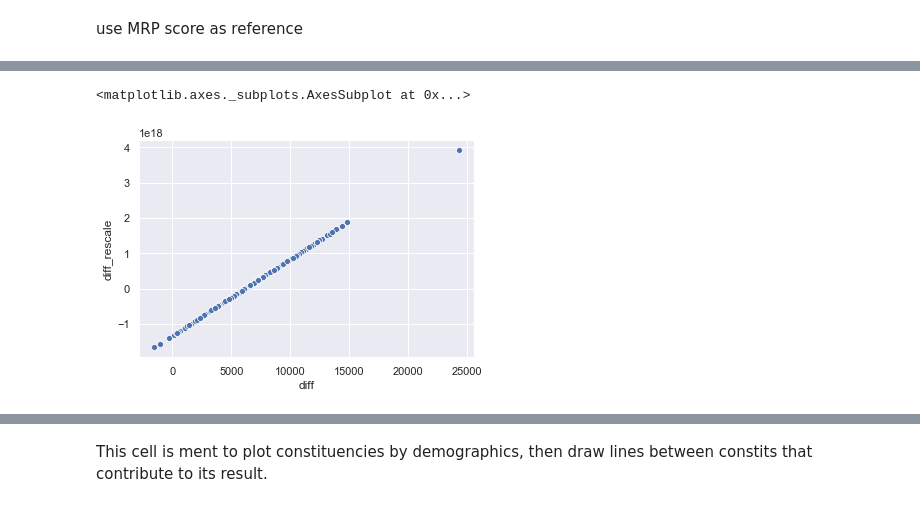
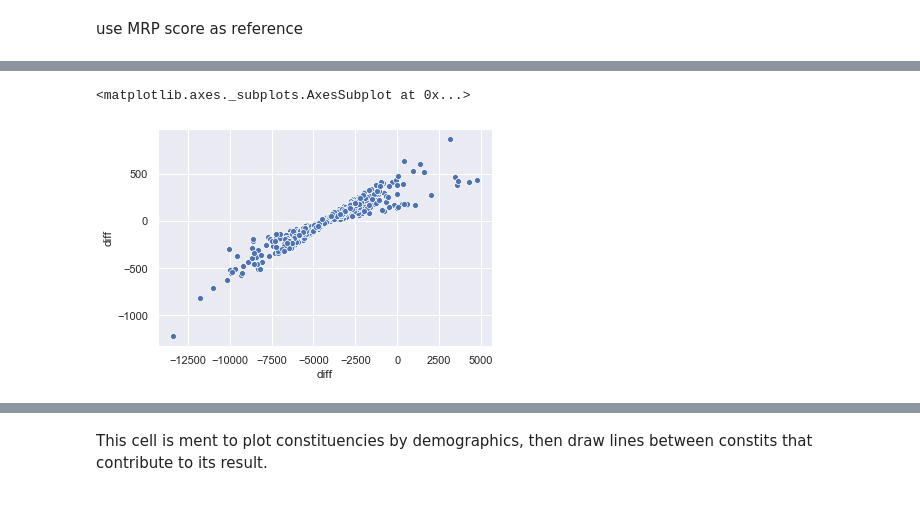
Before and after one commit to velocirobbie/labour-campaigns, a Jupyter notebook: cutoff_compare.ipynb, the cells around one changed output, grey strips where cells are left out. Saved outputs shown, nothing was run; the diff lists cells and outputs as text; code cells hidden in the pictures.

```diff
--- a/cutoff_compare.ipynb
+++ b/cutoff_compare.ipynb
@@ -158,22 +171,25 @@ def calc_campaign_conf(demographic_data, constit_score,
 # %%
+base = calc_campaign_conf(demographic_data, scores['base'])
 diff = calc_campaign_conf(demographic_data, scores['diff'])
 uns = calc_campaign_conf(demographic_data, scores['uns'])
 mrp = calc_campaign_conf(demographic_data, scores['mrp'])
 # %%
 cutoff = 2
+base_cut = calc_campaign_conf(demographic_data, scores['base'],distance_rescale_simple, cutoff)
 diff_cut = calc_campaign_conf(demographic_data, scores['diff'],distance_rescale_simple, cutoff)
 uns_cut  = calc_campaign_conf(demographic_data, scores['uns'],distance_rescale_simple, cutoff)
 mrp_cut  = calc_campaign_conf(demographic_data, scores['mrp'],distance_rescale_simple, cutoff)
 # %%
 cutoff = 2
+base_rescale = calc_campaign_conf(demographic_data, scores['base'],distance_rescale, cutoff)
 diff_rescale = calc_campaign_conf(demographic_data, scores['diff'],distance_rescale, cutoff)
 uns_rescale  = calc_campaign_conf(demographic_data, scores['uns'],distance_rescale, cutoff)
 mrp_rescale  = calc_campaign_conf(demographic_data, scores['mrp'],distance_rescale, cutoff)
 # %%
 results = pd.DataFrame({'constituency': constits_name,
-                        'diff': diff, 'uns': uns, 'mrp': mrp,
-                        'diff_cut': diff_cut, 'uns_cut': uns_cut, 'mrp_cut': mrp_cut,
-                        'diff_rescale': diff_rescale, 'uns_rescale': uns_rescale, 'mrp_rescale': mrp_rescale},
+                        'base':base, 'diff': diff, 'uns': uns, 'mrp': mrp,
+                        'base_cut':base_cut,'diff_cut': diff_cut, 'uns_cut': uns_cut, 'mrp_cut': mrp_cut,
+                        'base_rescale':base_rescale,'diff_rescale': diff_rescale, 'uns_rescale': uns_rescale, 'mrp_rescale': mrp_rescale},
                        index = constits_id)
 results.head(10)
 # %% [output]
@@ -214,6 +230,6 @@ sns.scatterplot(x=scores['mrp'], y=results['uns_cut'])
 # %%
-sns.scatterplot(x=scores['diff'], y=results['diff_rescale'])
+sns.scatterplot(x=scores['diff'], y=results['diff'])
 # %% [output]
 <matplotlib.axes._subplots.AxesSubplot at 0x...>
-[figure, old version]
+[figure, new version]
 # %%
```
Also changed, not shown: parts of 29 cells of this notebook.
